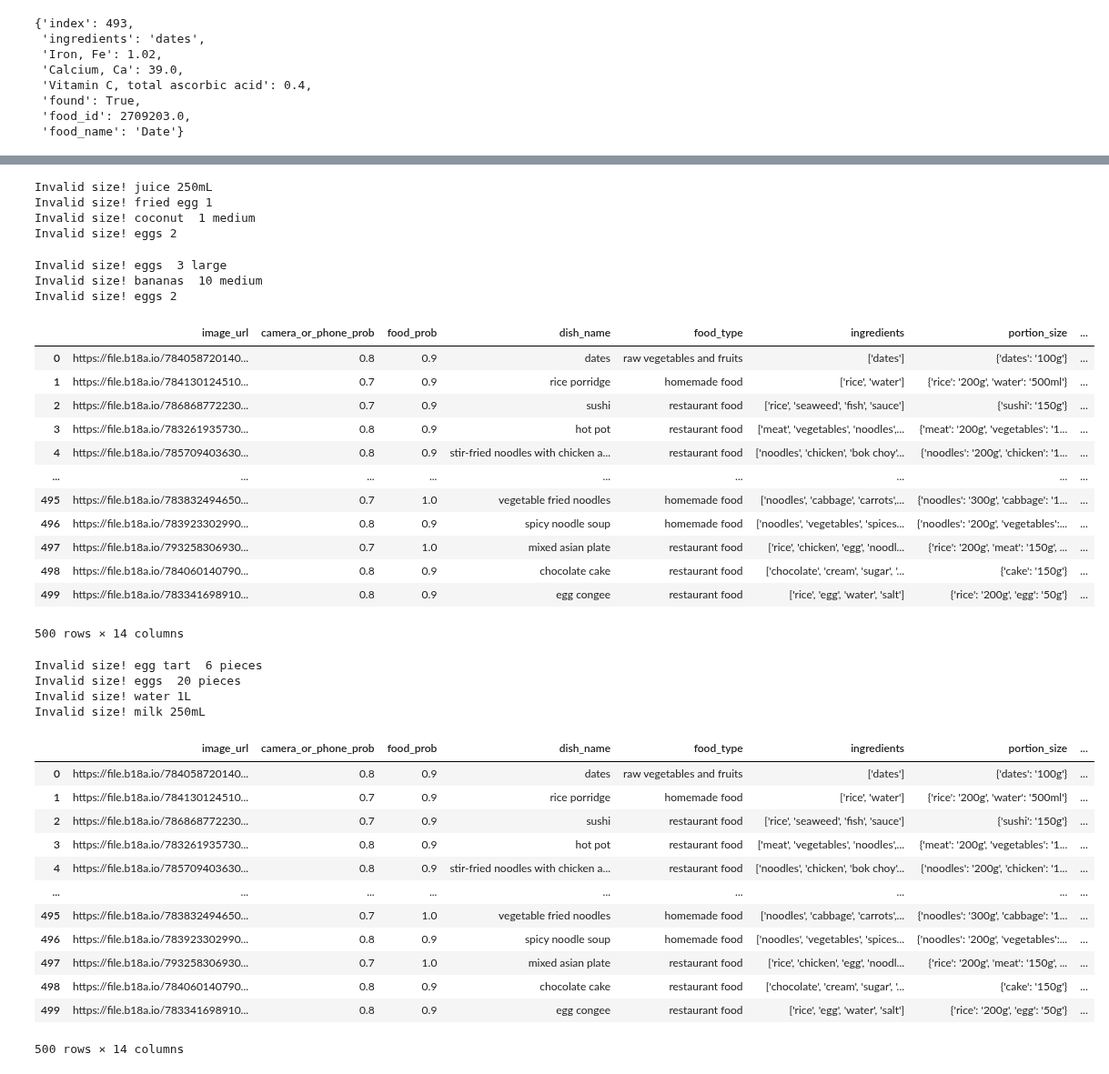
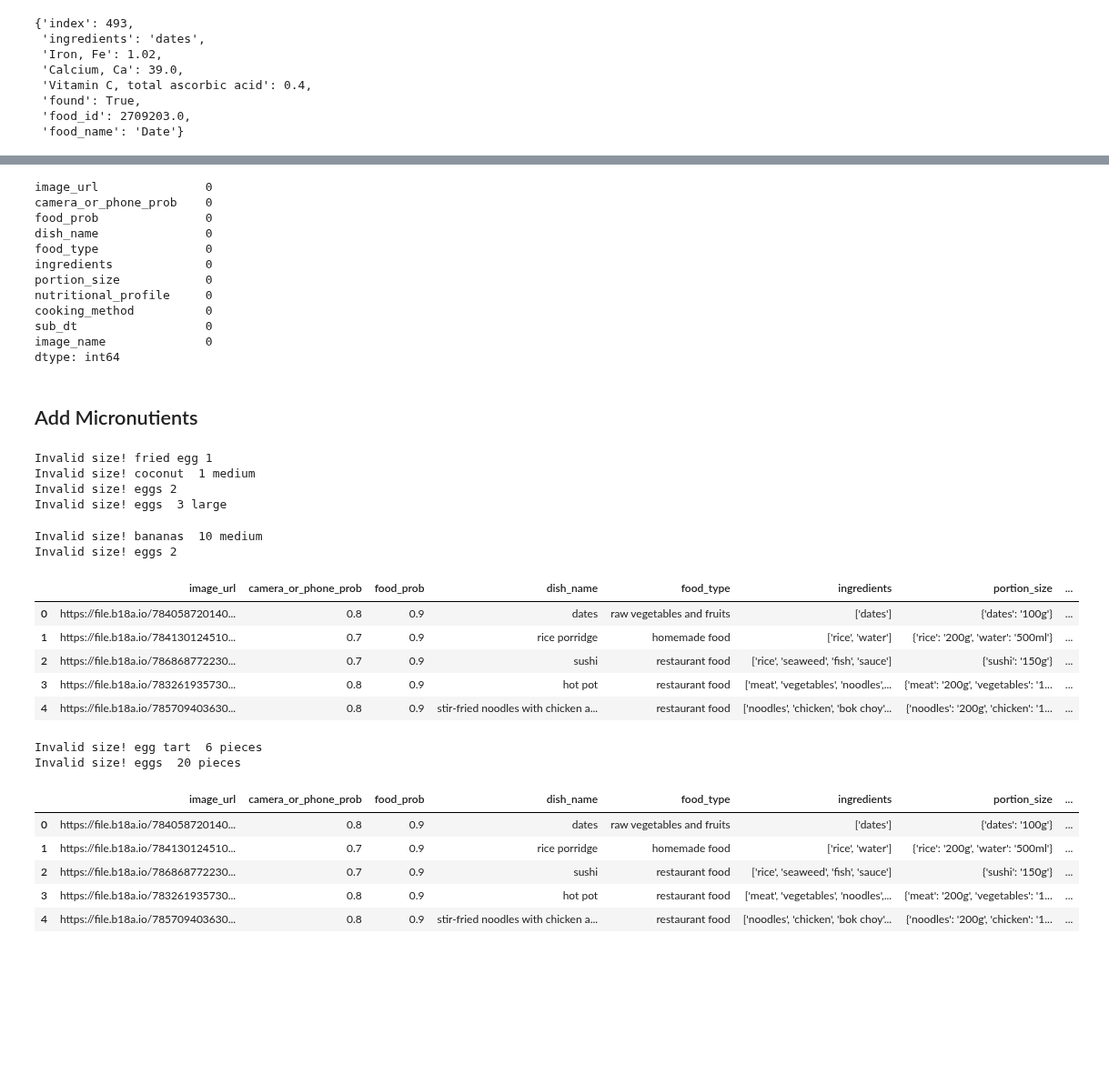
Before and after one commit to chelseanbr/smolvlm-nutrition-vqa, a Jupyter notebook: notebooks/02-calc-iron.ipynb, the cells around one changed output, grey strips where cells are left out. Shown at 91% size. Saved outputs shown, nothing was run; the diff lists cells and outputs as text; code cells hidden in the pictures; blank space fills up the shorter version.

```diff
--- a/notebooks/02-calc-iron.ipynb
+++ b/notebooks/02-calc-iron.ipynb
@@ -74,6 +74,10 @@ def add_nutrients(df, nutrients=['Iron, Fe', 'Calcium, Ca', 'Vitamin C, total as
                 size = float(size.replace('g', ''))
             elif size.endswith('ml'):
                 size = float(size.replace('ml', ''))
+            elif size.endswith('mL'):
+                size = float(size.replace('mL', ''))
+            elif size.endswith('L'):
+                size = float(size.replace('L', '')) * 1000
             else:
                 print('Invalid size!', portion, size)
                 continue
@@ -89,0 +111,3 @@ def add_nutrients(df, nutrients=['Iron, Fe', 'Calcium, Ca', 'Vitamin C, total as
+# %%
+df_val['cooking_method'] = df_val['cooking_method'].fillna('unknown')
+df_val.isnull().sum(axis = 0)
@@ -90,36 +173,46 @@ def add_nutrients(df, nutrients=['Iron, Fe', 'Calcium, Ca', 'Vitamin C, total as
+# %%
+df_train['cooking_method'] = df_train['cooking_method'].fillna('unknown')
+df_train.isnull().sum(axis = 0)
+# %% [output]
+image_url               0
+camera_or_phone_prob    0
+food_prob               0
+dish_name               0
+food_type               0
+ingredients             0
+portion_size            0
+nutritional_profile     0
+cooking_method          0
+sub_dt                  0
+image_name              0
+dtype: int64
+# %% [markdown]
+## Add Micronutients
 # %%
 # Update val data
 file = out_val_file
 df_val = add_nutrients(df_val)
 
 if SAVE_DFS:
     # Save split to CSV
     df_val.to_csv(file, index=False)
 
 # Load split from CSVs
 df_val = pd.read_csv(file)
-df_val
+df_val.head()
 # %% [output]
-Invalid size! juice 250mL
 Invalid size! fried egg 1
 Invalid size! coconut  1 medium
 Invalid size! eggs 2
+Invalid size! eggs  3 large
-Invalid size! eggs  3 large
 Invalid size! bananas  10 medium
 Invalid size! eggs 2
 |  | image_url | camera_or_phone_prob | food_prob | dish_name | food_type | ingredients | portion_size | ... |
 | 0 | https://file.b18a.io/784058720140... | 0.8 | 0.9 | dates | raw vegetables and fruits | ['dates'] | {'dates': '100g'} | ... |
 | 1 | https://file.b18a.io/784130124510... | 0.7 | 0.9 | rice porridge | homemade food | ['rice', 'water'] | {'rice': '200g', 'water': '500ml'} | ... |
 | 2 | https://file.b18a.io/786868772230... | 0.7 | 0.9 | sushi | restaurant food | ['rice', 'seaweed', 'fish', 'sauce'] | {'sushi': '150g'} | ... |
 | 3 | https://file.b18a.io/783261935730... | 0.8 | 0.9 | hot pot | restaurant food | ['meat', 'vegetables', 'noodles',... | {'meat': '200g', 'vegetables': '1... | ... |
 | 4 | https://file.b18a.io/785709403630... | 0.8 | 0.9 | stir-fried noodles with chicken a... | restaurant food | ['noodles', 'chicken', 'bok choy'... | {'noodles': '200g', 'chicken': '1... | ... |
-| ... | ... | ... | ... | ... | ... | ... | ... | ... |
-| 495 | https://file.b18a.io/783832494650... | 0.7 | 1.0 | vegetable fried noodles | homemade food | ['noodles', 'cabbage', 'carrots',... | {'noodles': '300g', 'cabbage': '1... | ... |
-| 496 | https://file.b18a.io/783923302990... | 0.8 | 0.9 | spicy noodle soup | homemade food | ['noodles', 'vegetables', 'spices... | {'noodles': '200g', 'vegetables':... | ... |
-| 497 | https://file.b18a.io/793258306930... | 0.7 | 1.0 | mixed asian plate | restaurant food | ['rice', 'chicken', 'egg', 'noodl... | {'rice': '200g', 'meat': '150g', ... | ... |
-| 498 | https://file.b18a.io/784060140790... | 0.8 | 0.9 | chocolate cake | restaurant food | ['chocolate', 'cream', 'sugar', '... | {'cake': '150g'} | ... |
-| 499 | https://file.b18a.io/783341698910... | 0.8 | 0.9 | egg congee | restaurant food | ['rice', 'egg', 'water', 'salt'] | {'rice': '200g', 'egg': '50g'} | ... |
-500 rows × 14 columns
 # %%
 # Update test data
 file = out_test_file
@@ -131,25 +224,16 @@ if SAVE_DFS:
 
 # Load split from CSVs
 df_test = pd.read_csv(file)
-df_val
+df_val.head()
 # %% [output]
 Invalid size! egg tart  6 pieces
 Invalid size! eggs  20 pieces
-Invalid size! water 1L
-Invalid size! milk 250mL
 |  | image_url | camera_or_phone_prob | food_prob | dish_name | food_type | ingredients | portion_size | ... |
 | 0 | https://file.b18a.io/784058720140... | 0.8 | 0.9 | dates | raw vegetables and fruits | ['dates'] | {'dates': '100g'} | ... |
 | 1 | https://file.b18a.io/784130124510... | 0.7 | 0.9 | rice porridge | homemade food | ['rice', 'water'] | {'rice': '200g', 'water': '500ml'} | ... |
 | 2 | https://file.b18a.io/786868772230... | 0.7 | 0.9 | sushi | restaurant food | ['rice', 'seaweed', 'fish', 'sauce'] | {'sushi': '150g'} | ... |
 | 3 | https://file.b18a.io/783261935730... | 0.8 | 0.9 | hot pot | restaurant food | ['meat', 'vegetables', 'noodles',... | {'meat': '200g', 'vegetables': '1... | ... |
 | 4 | https://file.b18a.io/785709403630... | 0.8 | 0.9 | stir-fried noodles with chicken a... | restaurant food | ['noodles', 'chicken', 'bok choy'... | {'noodles': '200g', 'chicken': '1... | ... |
-| ... | ... | ... | ... | ... | ... | ... | ... | ... |
-| 495 | https://file.b18a.io/783832494650... | 0.7 | 1.0 | vegetable fried noodles | homemade food | ['noodles', 'cabbage', 'carrots',... | {'noodles': '300g', 'cabbage': '1... | ... |
-| 496 | https://file.b18a.io/783923302990... | 0.8 | 0.9 | spicy noodle soup | homemade food | ['noodles', 'vegetables', 'spices... | {'noodles': '200g', 'vegetables':... | ... |
-| 497 | https://file.b18a.io/793258306930... | 0.7 | 1.0 | mixed asian plate | restaurant food | ['rice', 'chicken', 'egg', 'noodl... | {'rice': '200g', 'meat': '150g', ... | ... |
-| 498 | https://file.b18a.io/784060140790... | 0.8 | 0.9 | chocolate cake | restaurant food | ['chocolate', 'cream', 'sugar', '... | {'cake': '150g'} | ... |
-| 499 | https://file.b18a.io/783341698910... | 0.8 | 0.9 | egg congee | restaurant food | ['rice', 'egg', 'water', 'salt'] | {'rice': '200g', 'egg': '50g'} | ... |
-500 rows × 14 columns
 # %%
 # Update train data
 file = out_train_file
```
Also changed, not shown: parts of 7 cells of this notebook, 2 other files.
